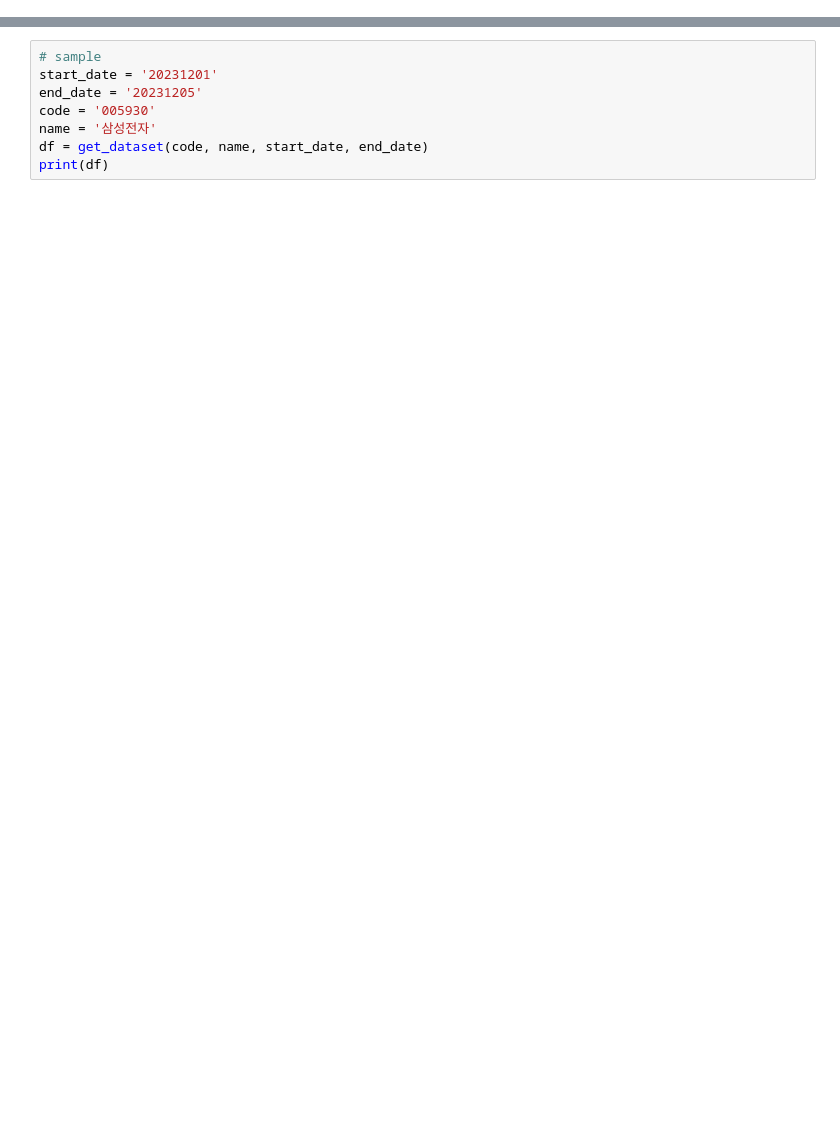
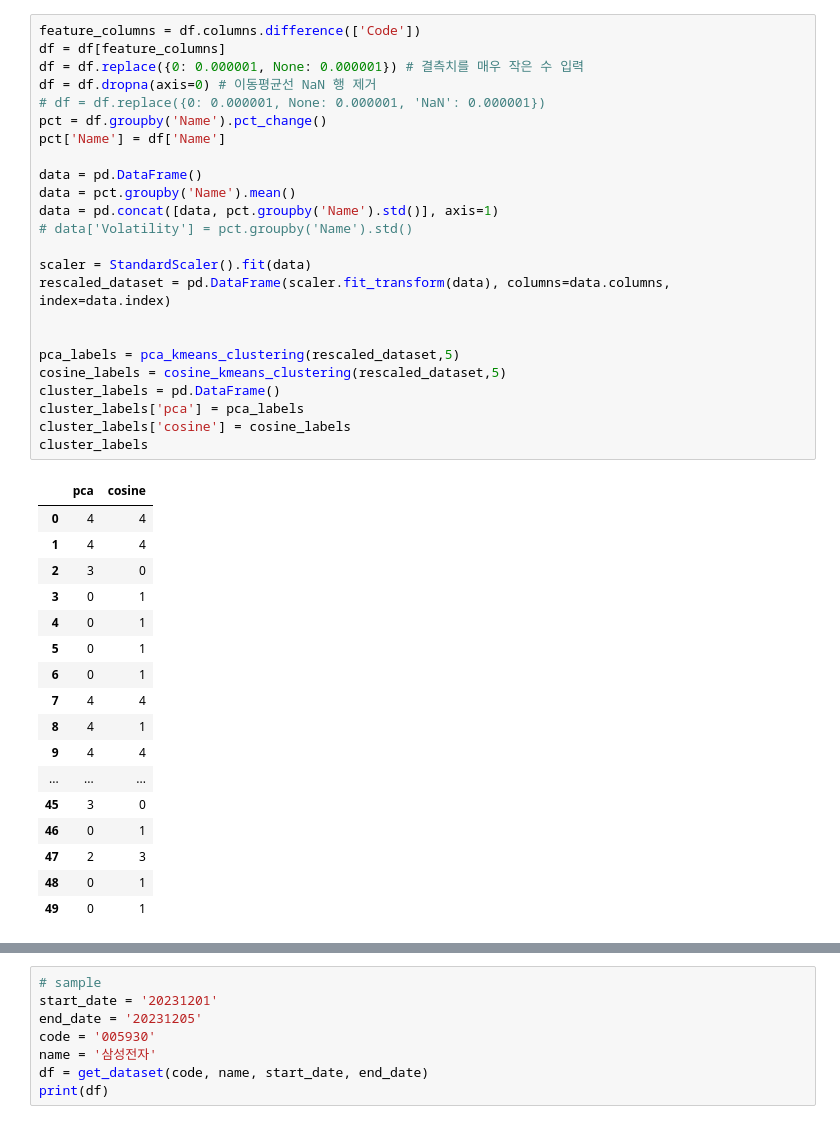
Before and after one commit to team-sesac/transformer-for-finance, a Jupyter notebook: src/clustering/pca_kmeans.ipynb, the cells around one changed output, grey strips where cells are left out. Cells and saved outputs as stored; diff of their text form; blank space fills up the shorter version.

```diff
--- a/src/clustering/pca_kmeans.ipynb
+++ b/src/clustering/pca_kmeans.ipynb
@@ -32,2 +49,44 @@ df = all_stocks.copy()
+# %%
+feature_columns = df.columns.difference(['Code'])
+df = df[feature_columns]
+df = df.replace({0: 0.000001, None: 0.000001}) # 결측치를 매우 작은 수 입력
+df = df.dropna(axis=0) # 이동평균선 NaN 행 제거
+# df = df.replace({0: 0.000001, None: 0.000001, 'NaN': 0.000001})
+pct = df.groupby('Name').pct_change()
+pct['Name'] = df['Name']
+
+data = pd.DataFrame()
+data = pct.groupby('Name').mean()
+data = pd.concat([data, pct.groupby('Name').std()], axis=1)
+# data['Volatility'] = pct.groupby('Name').std()
+
+scaler = StandardScaler().fit(data)
+rescaled_dataset = pd.DataFrame(scaler.fit_transform(data), columns=data.columns, index=data.index)
+
+
+pca_labels = pca_kmeans_clustering(rescaled_dataset,5)
+cosine_labels = cosine_kmeans_clustering(rescaled_dataset,5)
+cluster_labels = pd.DataFrame()
+cluster_labels['pca'] = pca_labels
+cluster_labels['cosine'] = cosine_labels
+cluster_labels
+# %% [output]
+|  | pca | cosine |
+| 0 | 4 | 4 |
+| 1 | 4 | 4 |
+| 2 | 3 | 0 |
+| 3 | 0 | 1 |
+| 4 | 0 | 1 |
+| 5 | 0 | 1 |
+| 6 | 0 | 1 |
+| 7 | 4 | 4 |
+| 8 | 4 | 1 |
+| 9 | 4 | 4 |
+| ... | ... | ... |
+| 45 | 3 | 0 |
+| 46 | 0 | 1 |
+| 47 | 2 | 3 |
+| 48 | 0 | 1 |
+| 49 | 0 | 1 |
 # %%
 # Data Transformation
```
Also changed, not shown: parts of 14 cells of this notebook, 1 other file.
